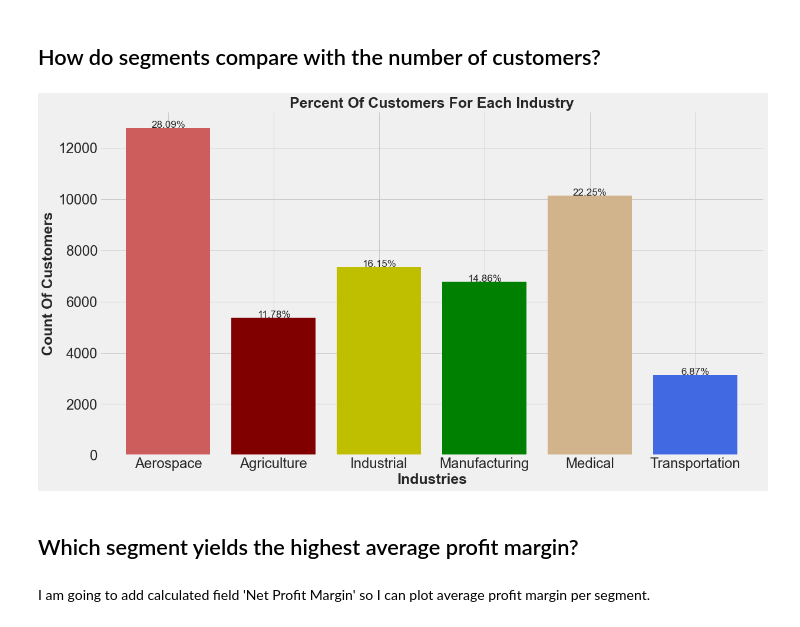
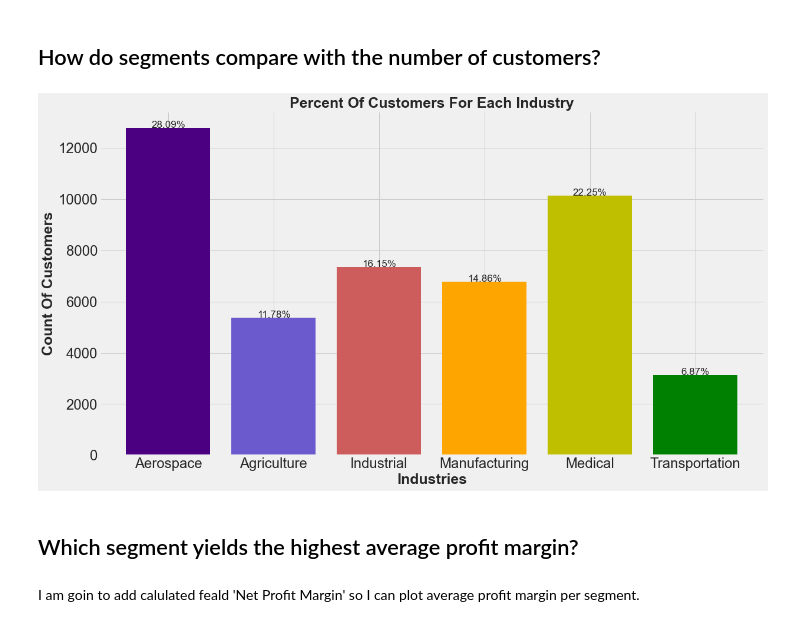
Before and after one commit to ValGRY/Data-Science-Projects, a Jupyter notebook: Techno Industries Inc/Techno Industries Inc..ipynb, the cells around one changed output. Saved outputs shown, nothing was run; the diff lists cells and outputs as text; code cells hidden in the pictures.

```diff
--- a/Techno Industries Inc/Techno Industries Inc..ipynb
+++ b/Techno Industries Inc/Techno Industries Inc..ipynb
@@ -255,27 +255,27 @@ plt.title('Seasonality In Industries', size = 30, weight='bold');
 # %%
 plt.style.use('fivethirtyeight')
 
-color = ['indianred','maroon','y','g','tan','royalblue', 'm', 'slateblue','orange', 'gray', 'indigo']
+color = ['indigo','slateblue', 'indianred','orange','y','g']
 ax =  df.groupby(['Business Type',])['Customer ID'].count().plot.bar(color = color,figsize = (18,10), width = 0.8)
 
 
 for h in ax.patches:
     height = h.get_height()
     ax.text(h.get_x() + h.get_width() / 2., height + 3,'{:1.2f}'.format((height/total)*100) + '%',
             ha="center",size=17)
 
 
 plt.yticks(size = 24)
 plt.xticks(size = 24)
 plt.xticks(rotation = 0)
 
 plt.xlabel('Industries', size = 25, weight='bold')
 plt.ylabel('Count Of Customers', size = 25, weight='bold')
 plt.title('Percent Of Customers For Each Industry', size = 25,weight = 'bold');
 # %% [output]
-[figure, old version]
+[figure, new version]
 # %% [markdown]
 ## Which segment yields the highest average profit margin?
 # %% [markdown]
-I am going to add calculated field 'Net Profit Margin' so I can plot average profit margin per segment.
+I am goin to add calulated feald 'Net Profit Margin' so I can plot average profit margin per segment.
 # %%
```
Also changed, not shown: parts of 2 cells of this notebook.
